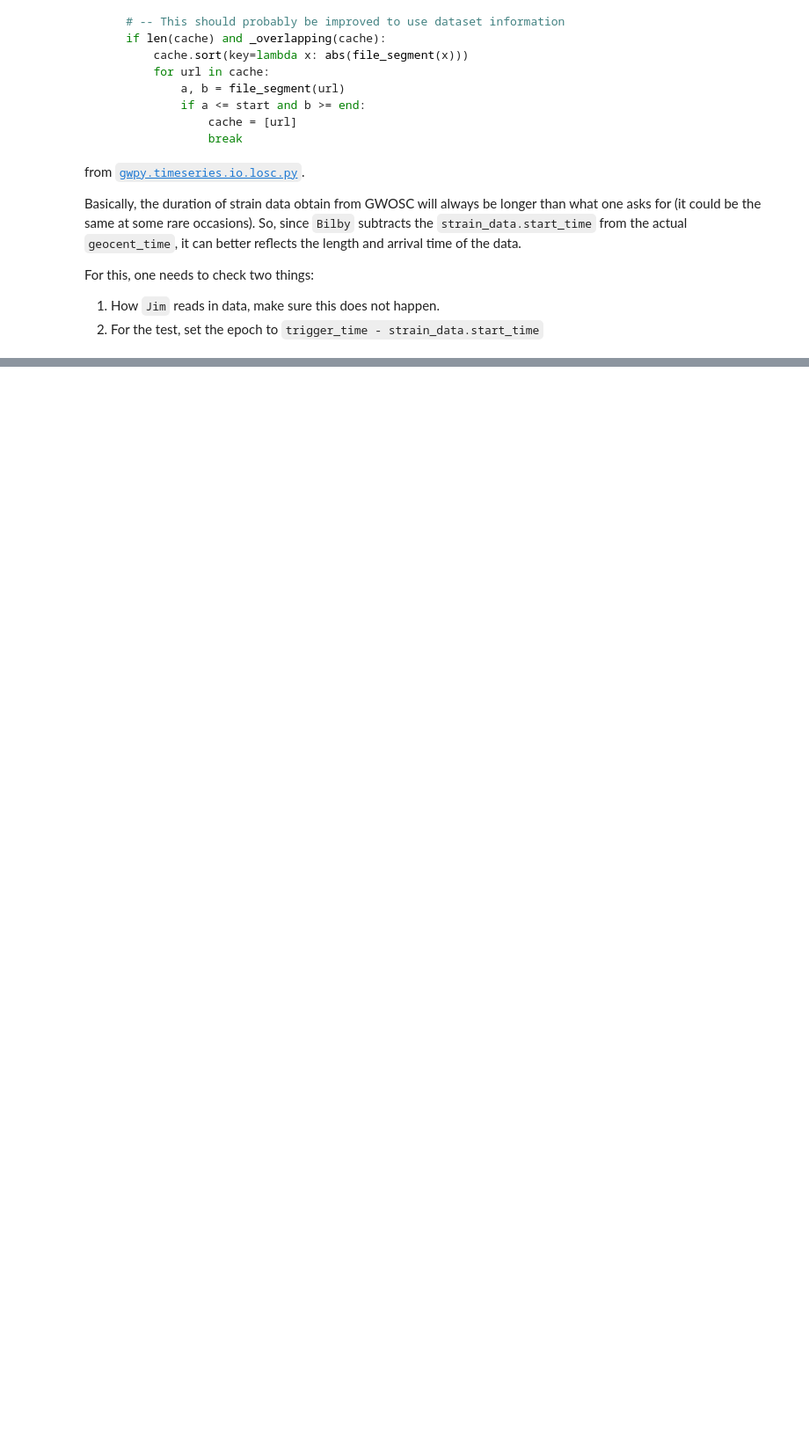
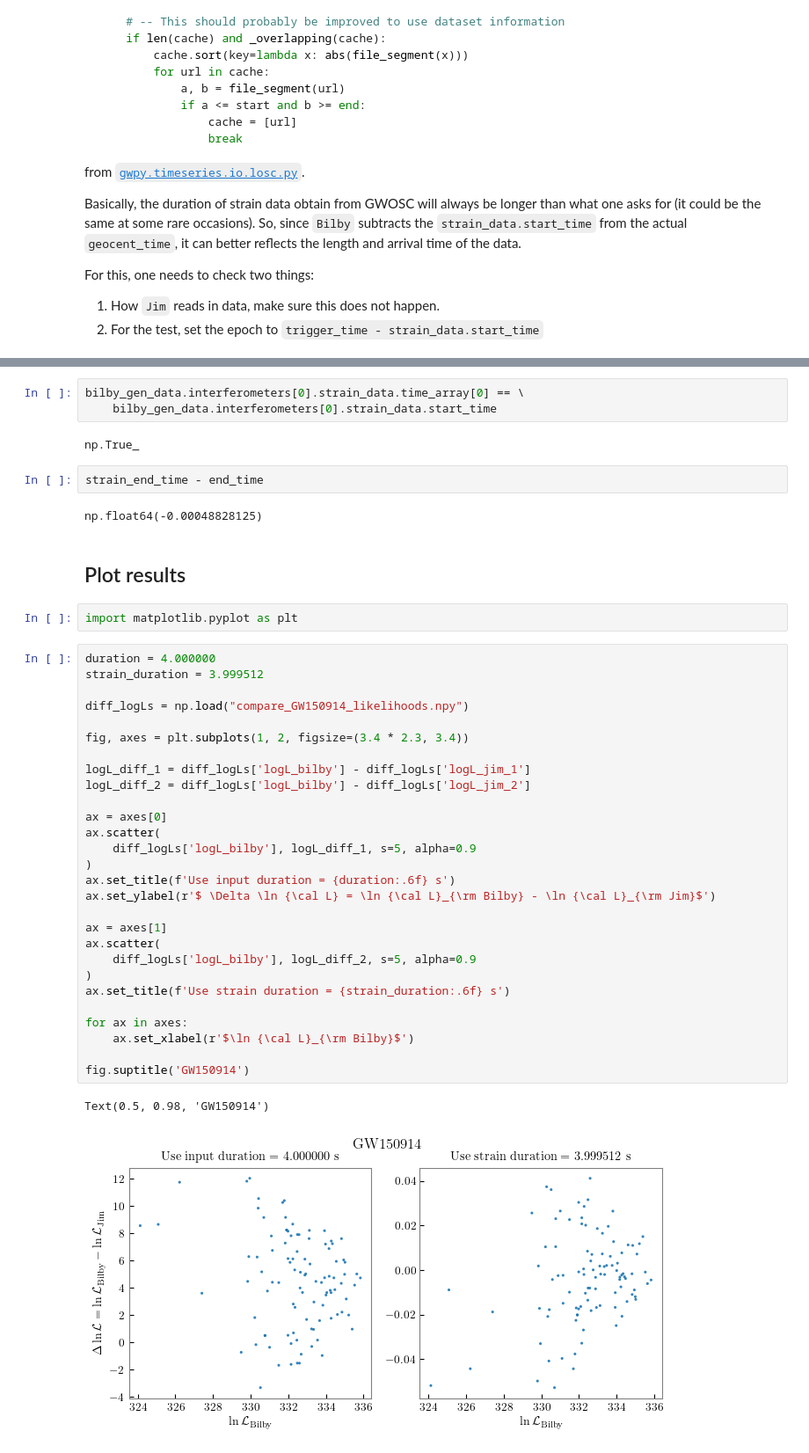
Before and after one commit to SSL32081/jim-tests, a Jupyter notebook: test_jim_likelihood.ipynb, the cells around one changed output, grey strips where cells are left out. Shown at 88% size. Drawn from its saved outputs; the diff is of its cells as text; blank space fills up the shorter version.

Commit message:
Add tests and plots in notebook

```diff
--- a/test_jim_likelihood.ipynb
+++ b/test_jim_likelihood.ipynb
@@ -877,0 +925,44 @@ For this, one needs to check two things:
+# %%
+bilby_gen_data.interferometers[0].strain_data.time_array[0] == \
+    bilby_gen_data.interferometers[0].strain_data.start_time
+# %% [output]
+np.True_
+# %%
+strain_end_time - end_time
+# %% [output]
+np.float64(-0.00048828125)
+# %% [markdown]
+## Plot results
+# %%
+import matplotlib.pyplot as plt
+# %%
+duration = 4.000000
+strain_duration = 3.999512
+
+diff_logLs = np.load("compare_GW150914_likelihoods.npy")
+
+fig, axes = plt.subplots(1, 2, figsize=(3.4 * 2.3, 3.4))
+
+logL_diff_1 = diff_logLs['logL_bilby'] - diff_logLs['logL_jim_1']
+logL_diff_2 = diff_logLs['logL_bilby'] - diff_logLs['logL_jim_2']
+
+ax = axes[0]
+ax.scatter(
+    diff_logLs['logL_bilby'], logL_diff_1, s=5, alpha=0.9
+)
+ax.set_title(f'Use input duration = {duration:.6f} s')
+ax.set_ylabel(r'$ \Delta \ln {\cal L} = \ln {\cal L}_{\rm Bilby} - \ln {\cal L}_{\rm Jim}$')
+
+ax = axes[1]
+ax.scatter(
+    diff_logLs['logL_bilby'], logL_diff_2, s=5, alpha=0.9
+)
+ax.set_title(f'Use strain duration = {strain_duration:.6f} s')
+
+for ax in axes:
+    ax.set_xlabel(r'$\ln {\cal L}_{\rm Bilby}$')
+
+fig.suptitle('GW150914')
+# %% [output]
+Text(0.5, 0.98, 'GW150914')
+[figure, added]
```
Also changed, not shown: parts of 7 cells of this notebook.
